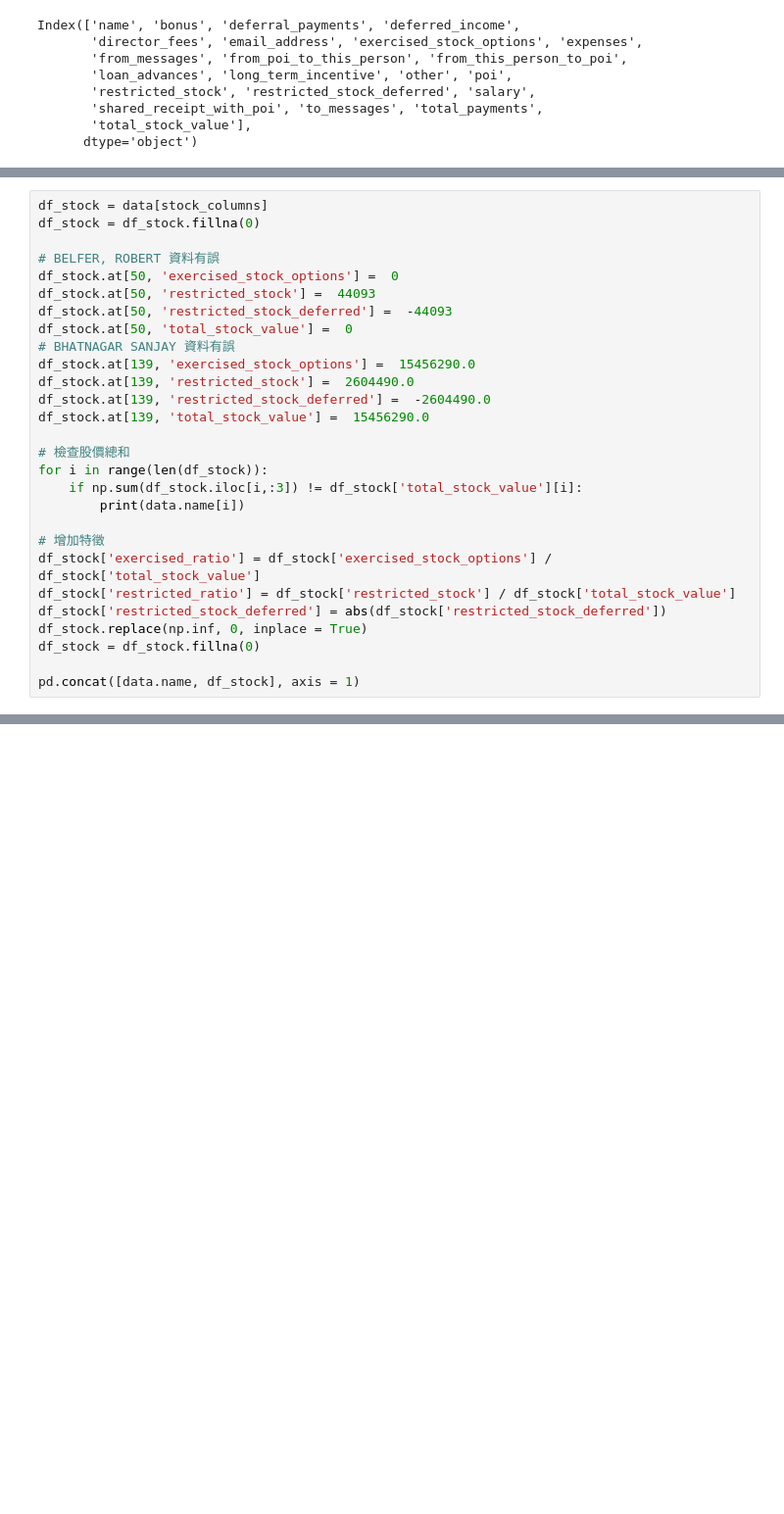
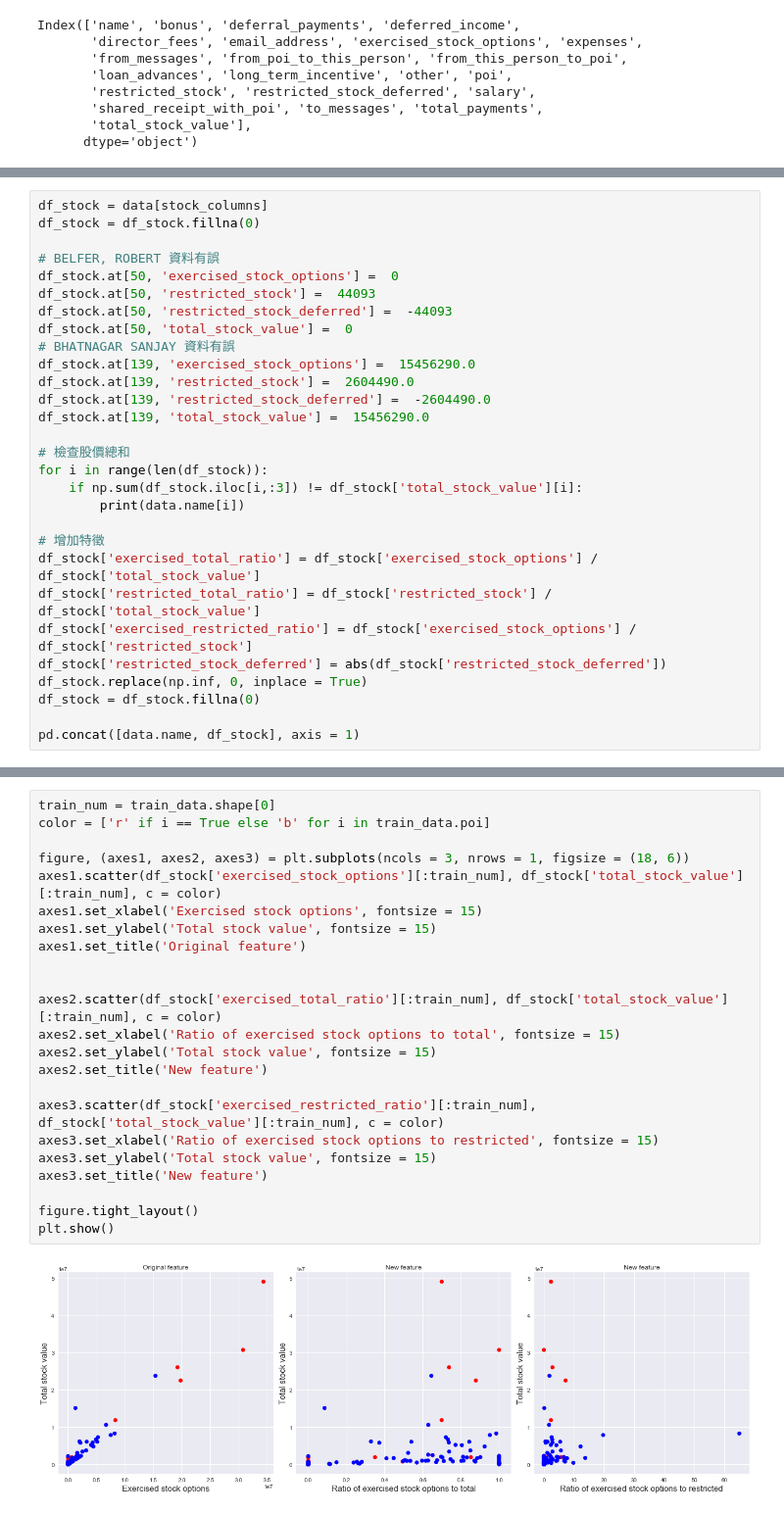
Before and after one commit to w2051200021/ML100Days, a Jupyter notebook: homework/Day_51-53_HW.ipynb, the cells around one changed output, grey strips where cells are left out. Shown at 98% size. Drawn from its saved outputs; the diff is of its cells as text; blank space fills up the shorter version.

```diff
--- a/homework/Day_51-53_HW.ipynb
+++ b/homework/Day_51-53_HW.ipynb
@@ -180,8 +215,9 @@ for i in range(len(df_stock)):
         print(data.name[i])
 
 # 增加特徵
-df_stock['exercised_ratio'] = df_stock['exercised_stock_options'] / df_stock['total_stock_value']
-df_stock['restricted_ratio'] = df_stock['restricted_stock'] / df_stock['total_stock_value']
+df_stock['exercised_total_ratio'] = df_stock['exercised_stock_options'] / df_stock['total_stock_value']
+df_stock['restricted_total_ratio'] = df_stock['restricted_stock'] / df_stock['total_stock_value']
+df_stock['exercised_restricted_ratio'] = df_stock['exercised_stock_options'] / df_stock['restricted_stock']
 df_stock['restricted_stock_deferred'] = abs(df_stock['restricted_stock_deferred'])
 df_stock.replace(np.inf, 0, inplace = True)
 df_stock = df_stock.fillna(0)
@@ -222,3 +244,28 @@ for feature, dtype in zip(df_stock.columns, df_stock.dtypes):
+# %%
+train_num = train_data.shape[0]
+color = ['r' if i == True else 'b' for i in train_data.poi]
+
+figure, (axes1, axes2, axes3) = plt.subplots(ncols = 3, nrows = 1, figsize = (18, 6))
+axes1.scatter(df_stock['exercised_stock_options'][:train_num], df_stock['total_stock_value'][:train_num], c = color)
+axes1.set_xlabel('Exercised stock options', fontsize = 15)
+axes1.set_ylabel('Total stock value', fontsize = 15)
+axes1.set_title('Original feature')
+
+
+axes2.scatter(df_stock['exercised_total_ratio'][:train_num], df_stock['total_stock_value'][:train_num], c = color)
+axes2.set_xlabel('Ratio of exercised stock options to total', fontsize = 15)
+axes2.set_ylabel('Total stock value', fontsize = 15)
+axes2.set_title('New feature')
+
+axes3.scatter(df_stock['exercised_restricted_ratio'][:train_num], df_stock['total_stock_value'][:train_num], c = color)
+axes3.set_xlabel('Ratio of exercised stock options to restricted', fontsize = 15)
+axes3.set_ylabel('Total stock value', fontsize = 15)
+axes3.set_title('New feature')
+
+figure.tight_layout()
+plt.show()
+# %% [output]
+[figure, added]
 # %%
 df_email = data[email_columns]
 df_email = df_email.fillna(0)
```
Also changed, not shown: parts of 92 cells of this notebook, 7 other files.
